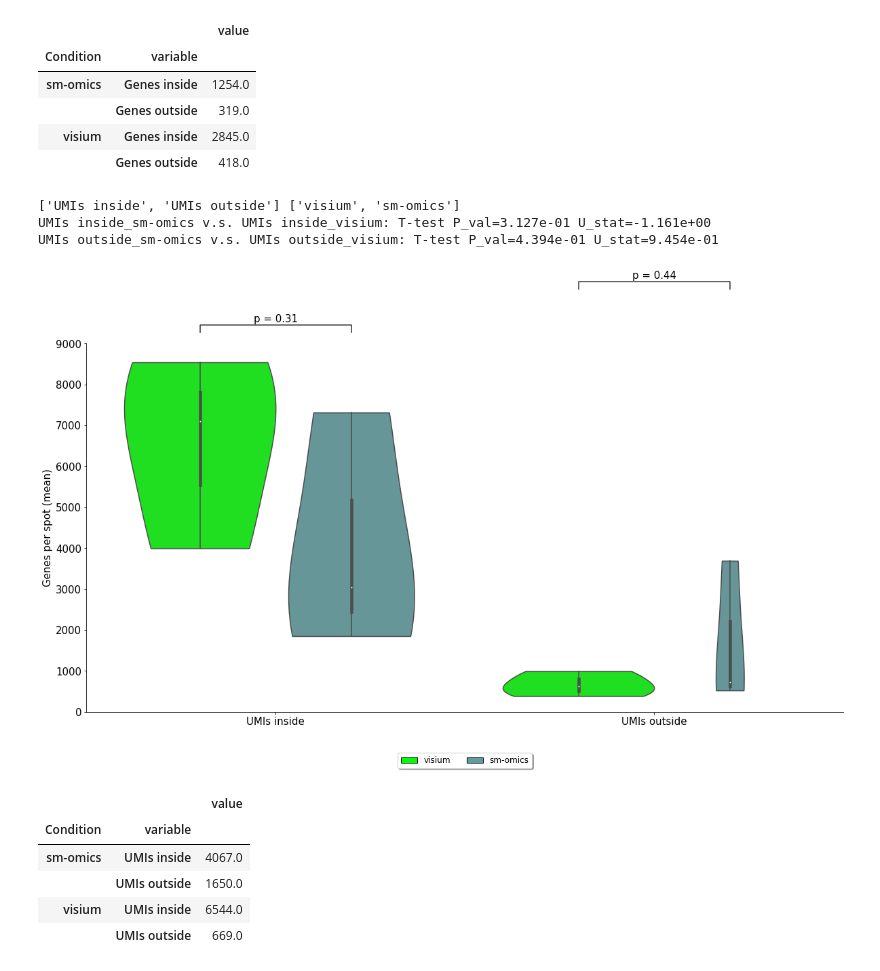
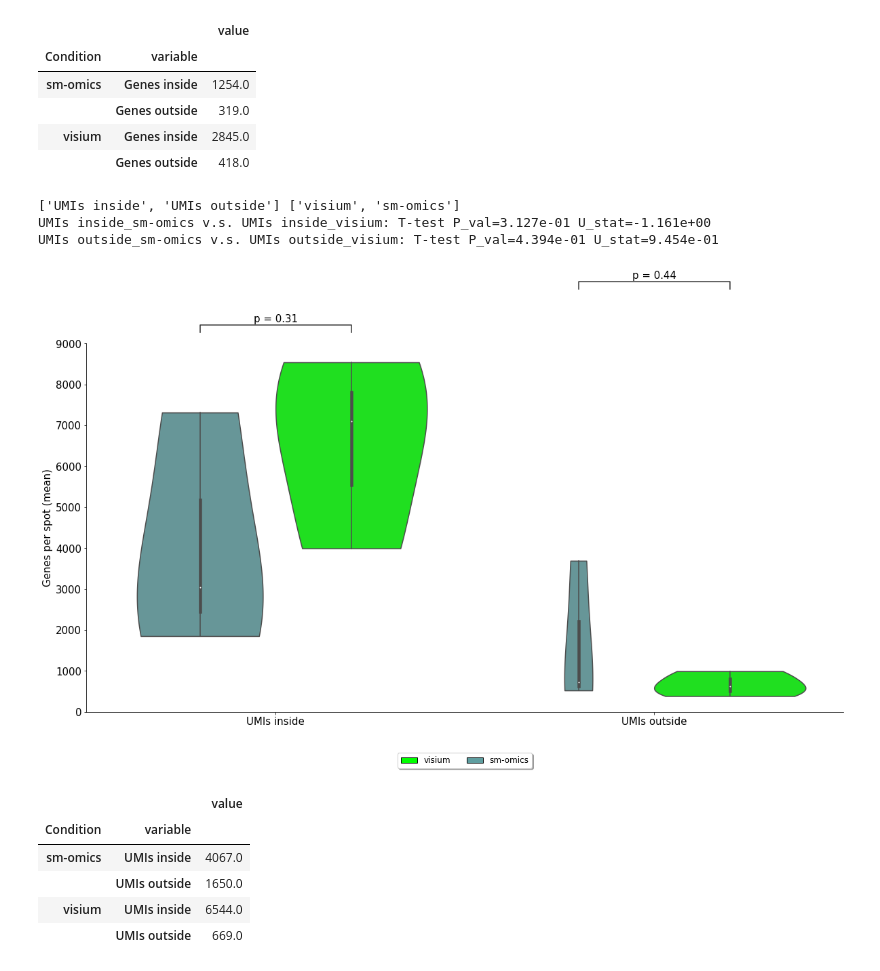
Before and after one commit to klarman-cell-observatory/sm-omics, a Jupyter notebook: smomics_performance/Visium_vs_Sm-omics_genes_and_umis_per_spot.ipynb, the cells around one changed output. Saved outputs shown, nothing was run; the diff lists cells and outputs as text; code cells hidden in the pictures.

```diff
--- a/smomics_performance/Visium_vs_Sm-omics_genes_and_umis_per_spot.ipynb
+++ b/smomics_performance/Visium_vs_Sm-omics_genes_and_umis_per_spot.ipynb
@@ -587,7 +587,7 @@ y='value'
 hue = 'Condition'
 data=dfplot_umi
 
-ax = sns.violinplot(x=x, y=y, data=data, hue=hue, order = ['UMIs inside', 'UMIs outside'], palette = ['lime','cadetblue', ], cut=0)
+ax = sns.violinplot(x=x, y=y, data=data, hue=hue, hue_order = ['sm-omics', 'visium',], order = ['UMIs inside', 'UMIs outside'], palette = ['cadetblue', 'lime',], cut=0)
 
 # change background color and figure borders
 back_c = 'white'
@@ -615,34 +615,34 @@ boxPairList = [(('UMIs inside','sm-omics'), ('UMIs inside','visium')),
 add_stat_annotation(ax, data=data, x=x, y=y, hue=hue,
                     box_pairs=boxPairList,
                     test='ttest', text_format='simple', loc='outside', verbose=2, fontsize=15)
 
 # Add patterns to distinuigh boxes
 # hatch= ['////']
 # for i, thisviolin in enumerate(ax.get_children()):
 #     if isinstance(thisviolin, mpl.collections.PolyCollection):
 #         if i in [2, 6]:
 #             thisviolin.set_hatch(hatch =hatch[0])
 #             thisviolin.set_edgecolor('k')
 
 # Legend
 handles, labels = ax.get_legend_handles_labels()
 labels2 = ['sm-omics', 'visium',]
 handles2 = handles[0:2]
 
 inside_patch = mpatches.Patch( facecolor='lime', label=labels2[1], edgecolor='k')
 outside_patch= mpatches.Patch( facecolor='cadetblue', label=labels2[0], edgecolor='k')
 ax.legend(handles = [inside_patch, outside_patch],loc='upper center', bbox_to_anchor=(0.5, -0.1),
           fancybox=True, shadow=True, ncol=2, fontsize=12)
 
 
 fig.set_size_inches(20, 10)
 plt.savefig("../../figures/SM_Visium_UMIs.pdf", transparent=True, bbox_inches = 'tight',
    pad_inches = 0, dpi=1200)
 # %% [output]
 ['UMIs inside', 'UMIs outside'] ['visium', 'sm-omics']
 UMIs inside_sm-omics v.s. UMIs inside_visium: T-test P_val=3.127e-01 U_stat=-1.161e+00
 UMIs outside_sm-omics v.s. UMIs outside_visium: T-test P_val=4.394e-01 U_stat=9.454e-01
-[figure, old version]
+[figure, new version]
 # %%
 data.groupby(['Condition', 'variable']).mean().round()
 # %% [output]
```
Also changed, not shown: parts of 5 cells of this notebook, 3 other files.
